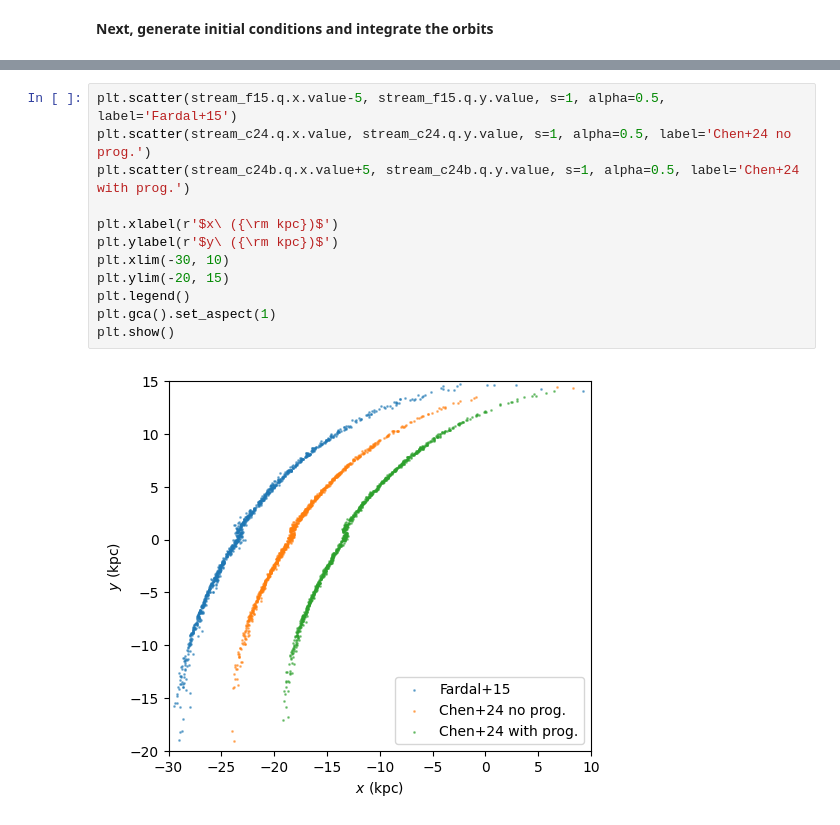
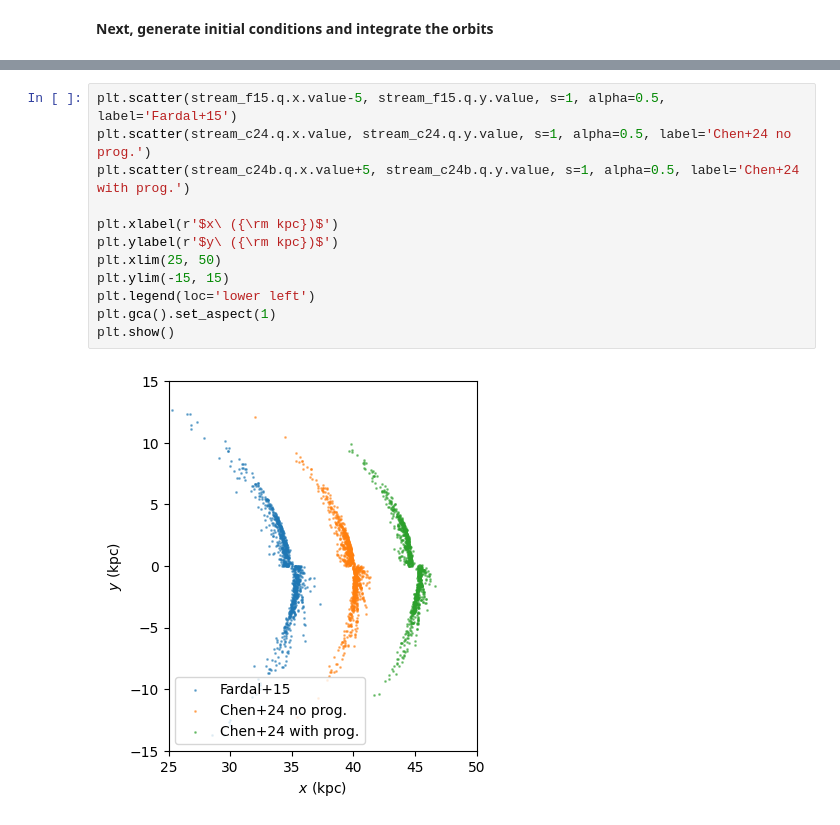
Before and after one commit to ybillchen/particle_spray, a Jupyter notebook: galax_stream.ipynb, the cells around one changed output, grey strips where cells are left out. Cells and saved outputs as stored; diff of their text form.

```diff
--- a/galax_stream.ipynb
+++ b/galax_stream.ipynb
@@ -184,14 +188,14 @@ Wall time: 10.6 s
 # %%
 plt.scatter(stream_f15.q.x.value-5, stream_f15.q.y.value, s=1, alpha=0.5, label='Fardal+15')
 plt.scatter(stream_c24.q.x.value, stream_c24.q.y.value, s=1, alpha=0.5, label='Chen+24 no prog.')
 plt.scatter(stream_c24b.q.x.value+5, stream_c24b.q.y.value, s=1, alpha=0.5, label='Chen+24 with prog.')
 
 plt.xlabel(r'$x\ ({\rm kpc})$')
 plt.ylabel(r'$y\ ({\rm kpc})$')
-plt.xlim(-30, 10)
-plt.ylim(-20, 15)
-plt.legend()
+plt.xlim(25, 50)
+plt.ylim(-15, 15)
+plt.legend(loc='lower left')
 plt.gca().set_aspect(1)
 plt.show()
 # %% [output]
-[figure, old version]
+[figure, new version]
```
Also changed, not shown: parts of 6 cells of this notebook, 2 other files.
